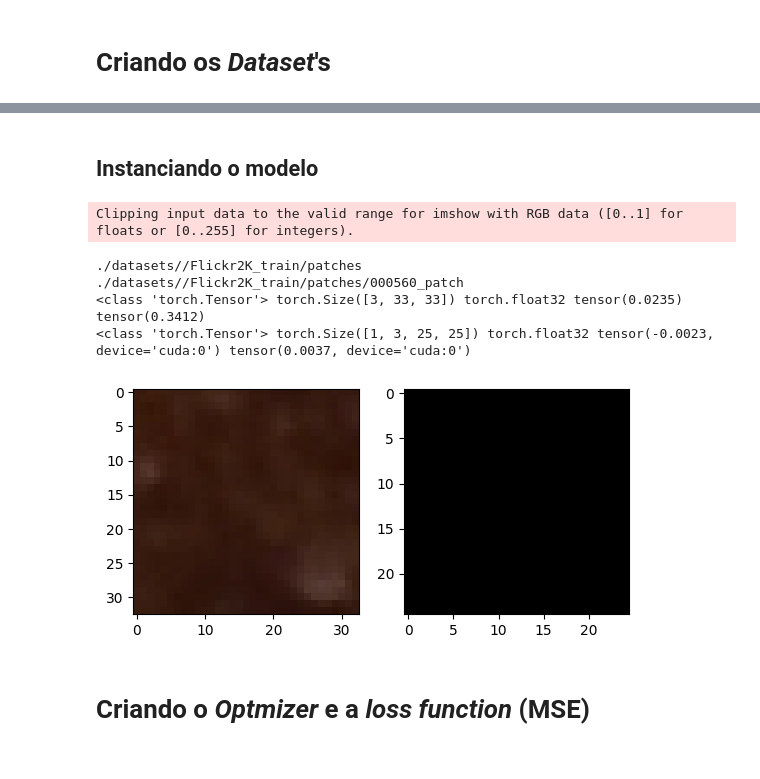
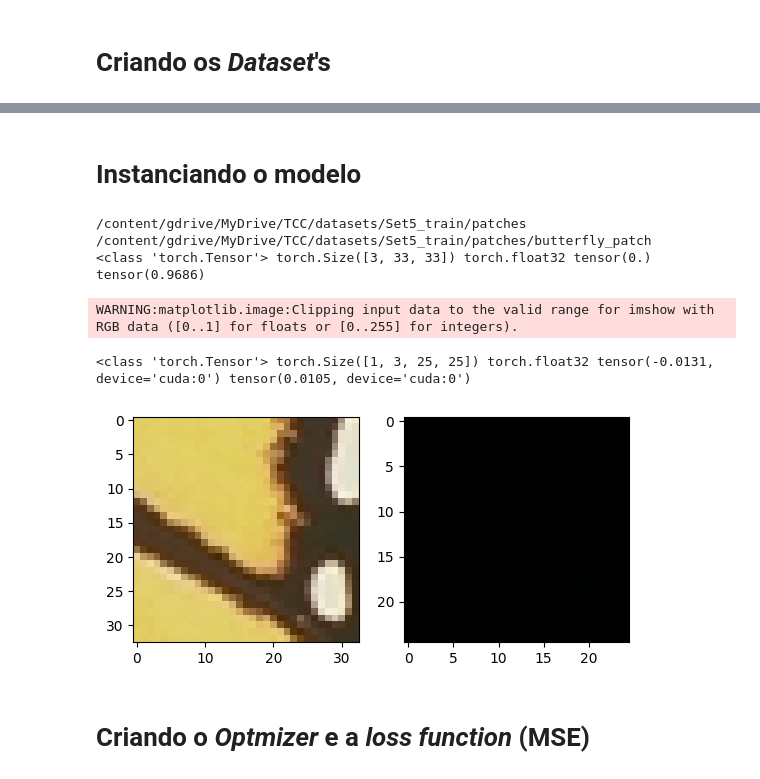
Before and after one commit to velozo27/TCC-Pedro-Velozo-ENG1132, a Jupyter notebook: SRCNN_Comentada.ipynb, the cells around one changed output, grey strips where cells are left out. Saved outputs shown, nothing was run; the diff lists cells and outputs as text; code cells hidden in the pictures.

```diff
--- a/SRCNN_Comentada.ipynb
+++ b/SRCNN_Comentada.ipynb
@@ -457,5 +561,5 @@ Wall time: 731 ms
 # %% [markdown]
-## Instanciando o modelo
+# Instanciando o modelo
 # %%
 # Instancianting the model
 # Atencao: cuidado ao rodar o treino várias vezes sem resetar o modelo!
@@ -466,24 +570,24 @@ model.to(device)
 #https://stackoverflow.com/questions/48324152/pytorch-how-to-change-the-learning-rate-of-an-optimizer-at-any-given-moment-no
 lr = 1e-3
 # %%
-img = get_image_patch(f"{DATASET_ROOT}/Flickr2K_train").float()/255
+img = get_image_patch(f"{DATASET_ROOT}/Set5_train").float()/255
 print(type(img), img.shape, img.dtype, img.min(), img.max())
 with torch.no_grad():
   img_out = model(img.unsqueeze(0).to(device))
 print(type(img_out), img_out.shape, img_out.dtype, img_out.min(), img_out.max())
 plt.figure()
 plt.subplot(1, 2, 1)
 plt.imshow(ImageHelperInstance.tensor_as_image(img.cpu()))
 plt.subplot(1, 2, 2)
 plt.imshow(ImageHelperInstance.tensor_as_image(img_out.squeeze().cpu()))
 plt.show()
 # %% [output]
-Clipping input data to the valid range for imshow with RGB data ([0..1] for floats or [0..255] for integers).
+/content/gdrive/MyDrive/TCC/datasets/Set5_train/patches
+/content/gdrive/MyDrive/TCC/datasets/Set5_train/patches/butterfly_patch
+<class 'torch.Tensor'> torch.Size([3, 33, 33]) torch.float32 tensor(0.) tensor(0.9686)
-./datasets//Flickr2K_train/patches
-./datasets//Flickr2K_train/patches/000560_patch
-<class 'torch.Tensor'> torch.Size([3, 33, 33]) torch.float32 tensor(0.0235) tensor(0.3412)
-<class 'torch.Tensor'> torch.Size([1, 3, 25, 25]) torch.float32 tensor(-0.0023, device='cuda:0') tensor(0.0037, device='cuda:0')
+WARNING:matplotlib.image:Clipping input data to the valid range for imshow with RGB data ([0..1] for floats or [0..255] for integers).
+<class 'torch.Tensor'> torch.Size([1, 3, 25, 25]) torch.float32 tensor(-0.0131, device='cuda:0') tensor(0.0105, device='cuda:0')
-[figure, old version]
+[figure, new version]
 # %% [markdown]
 # Criando o *Optmizer* e a *loss function* (MSE)
 # %%
```
Also changed, not shown: parts of 16 cells of this notebook.
